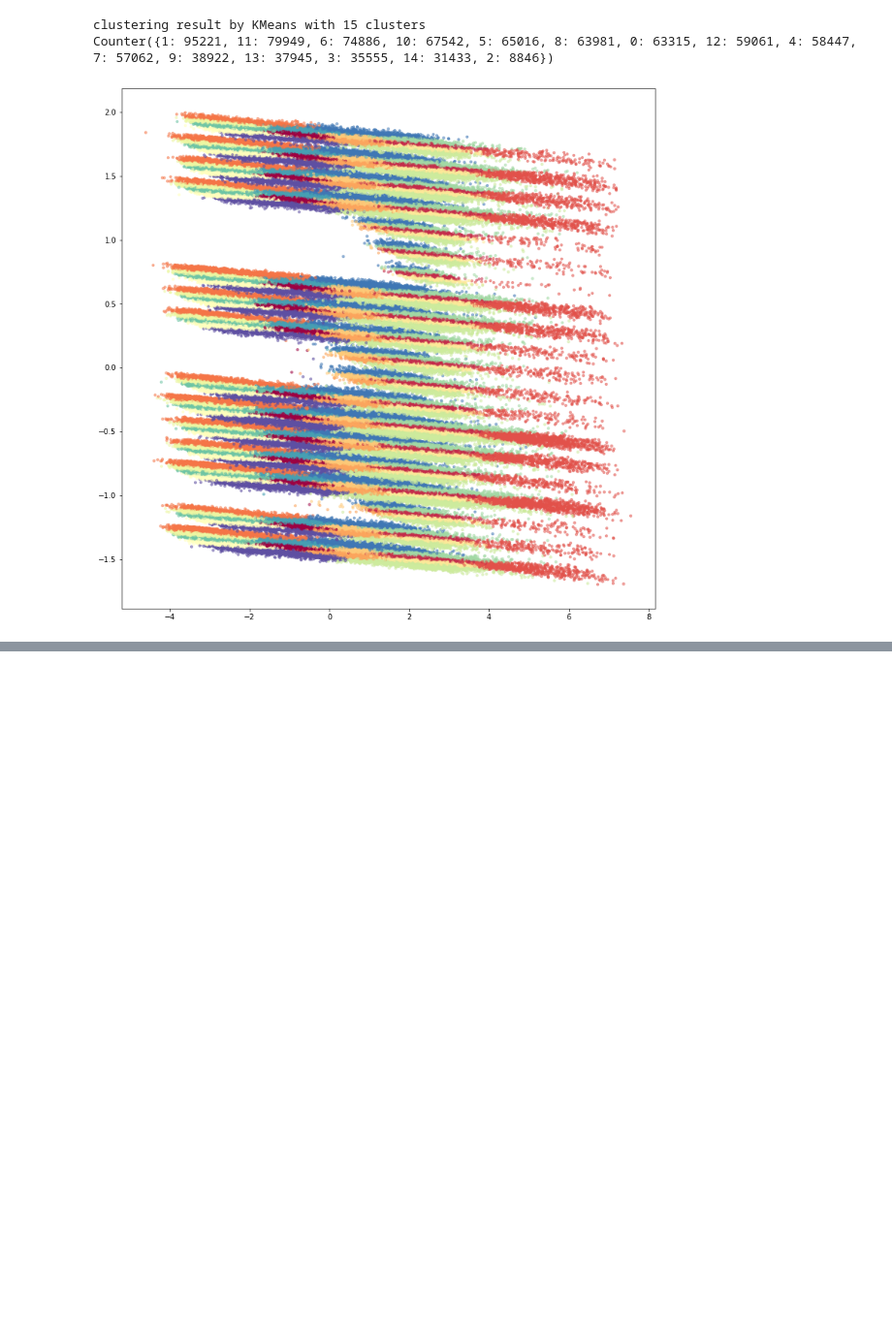
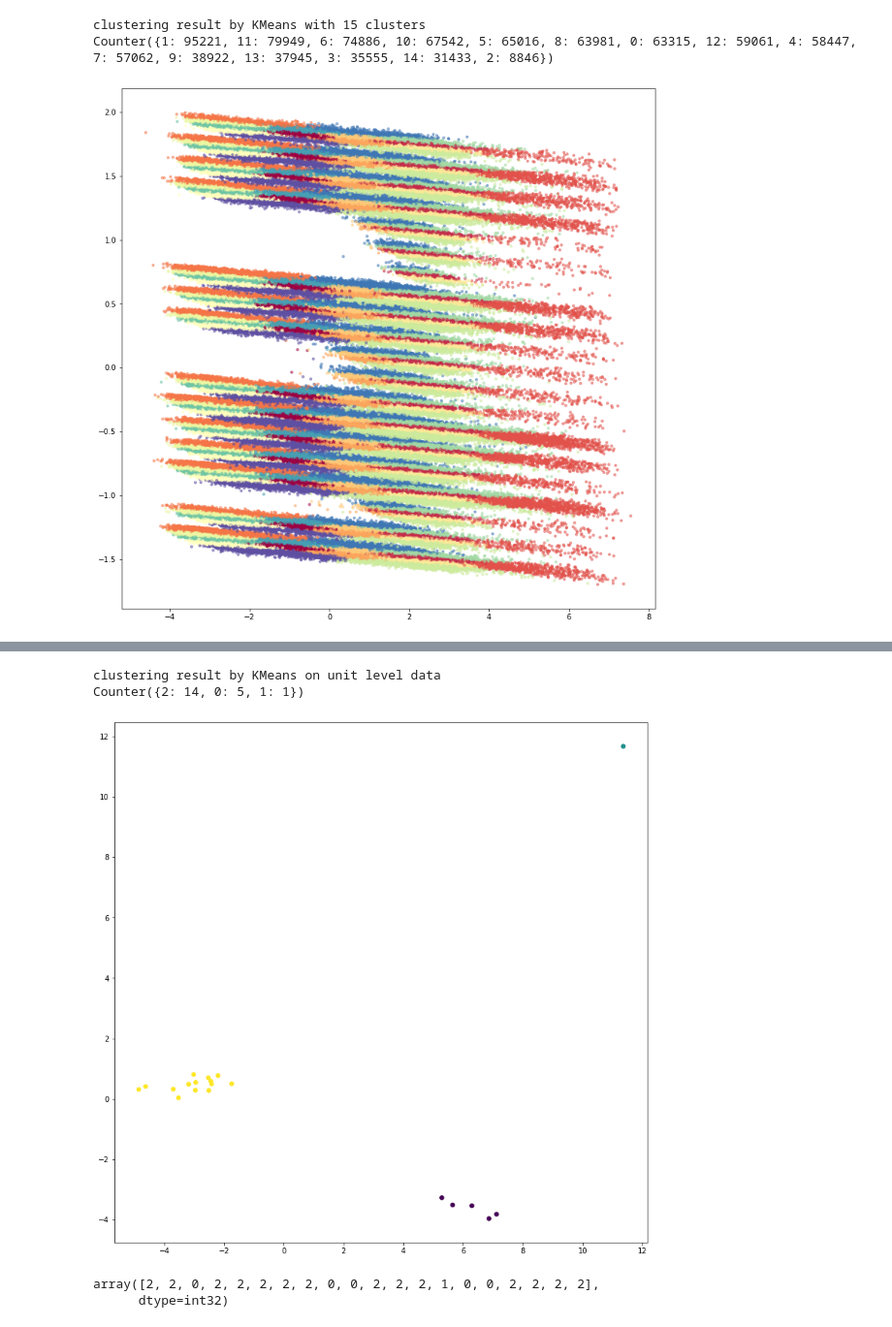
Before and after one commit to telenovelachuan/predictive_widget_maintenance, a Jupyter notebook: notebooks/clustering.ipynb, the cells around one changed output, grey strips where cells are left out. Shown at 97% size. Cells and saved outputs as stored; diff of their text form; code cells hidden in the pictures; blank space fills up the shorter version.

Commit message:
clustering on unit level

```diff
--- a/notebooks/clustering.ipynb
+++ b/notebooks/clustering.ipynb
@@ -38,9 +39,13 @@ def peek_attributes_trend(attribute, ylim_low=-10, ylim_high=1500):
         file_df[attribute].plot(ylim=(ylim_low, ylim_high))
     plt.show()
 
-def load_file(unit, file_type='rms'):
+def load_file(unit, file_type='rms', version='raw', folder='train'):
     unit_name = "000{}".format(unit) if unit < 10 else "00{}".format(unit)
-    df = pd.read_csv('../data/raw/train/unit{}_{}.csv'.format(unit_name, file_type))
+    if version == 'raw':
+        file_name = '../data/raw/{}/unit{}_{}.csv'.format(folder, unit_name, file_type)
+    else:
+        file_name = '../data/processed/{}/unit{}_{}_anomaly_excluded.csv'.format(folder, unit_name, file_type)
+    df = pd.read_csv(file_name, index_col=0)
     if file_type == 'rms':
         df = exclude_physical_anml(df)
     return df
@@ -146,10 +155,8 @@ plt.show()
 # %% [output]
 [figure]
 # %%
-def plot_clustering(algorithm_name, labels, pca_result):
+def plot_clustering(algorithm_name, labels, pca_result, size=5, alpha=0.5, cmap='Spectral'):
     print("clustering result by {}\n{}".format(algorithm_name, Counter(labels)))
     fig, ax = plt.subplots(figsize=(13, 13))
-    plt.scatter(x=[p[0] for p in pca_result], y=[p[1] for p in pca_result], c=labels, cmap='Spectral', marker='o', alpha=0.5, s=10)
+    plt.scatter(x=[p[0] for p in pca_result], y=[p[1] for p in pca_result], c=labels, cmap=cmap, marker='o', alpha=alpha, s=size)
     plt.show()
-
-plot_clustering('DBSCAN', dbscan.labels_, pca_result)
@@ -184,0 +192,5 @@ MeanShift
+# %%
+columns = load_file(0).columns.tolist()
+stat_attrs = ['mean', 'std', 'min', '25%', '50%', '75%', 'max']
+for element in itertools.product(columns, stat_attrs):
+    print(element)
@@ -184,0 +209,21 @@ MeanShift
+# %%
+def aggregate_stats_all_units(folder='train'):
+    columns = load_file(0).columns.tolist()
+    stat_attrs = ['mean', 'std', 'min', '25%', '50%', '75%', 'max']
+    df_all_stats_columns = []
+    for element in itertools.product(columns, stat_attrs):
+        df_all_stats_columns.append("{}-{}".format(element[0], element[1]))
+    df_all_stats = pd.DataFrame(columns=df_all_stats_columns)
+
+    units = range(0, 20) if folder == 'train' else range(20, 50)
+    for unit in units:
+        df_unit = load_file(unit, version='processed', folder=folder).describe()
+        row_value_dict = {}
+        for column_name in df_all_stats_columns:
+            feature, stat_attr = column_name.split('-')
+            row_value_dict[column_name] = df_unit.loc[stat_attr][feature]
+            df_all_stats.loc[unit] = pd.Series(row_value_dict)
+    return df_all_stats
+
+df_all_stats_train = aggregate_stats_all_units(folder='train')
+df_all_stats_train
@@ -184,0 +249,11 @@ MeanShift
+# %%
+km_2_train_unit_level = KMeans(n_clusters=3, n_init=20, precompute_distances=True, algorithm='elkan')
+km_2_train_unit_level.fit_predict(df_all_stats_train)
+plot_clustering('KMeans on unit level data', km_2_train_unit_level.labels_, pca_2_train_result, size=30, alpha=1, cmap='viridis')
+km_2_train_unit_level.labels_
+# %% [output]
+clustering result by KMeans on unit level data
+Counter({2: 14, 0: 5, 1: 1})
+[figure, added]
+array([2, 2, 0, 2, 2, 2, 2, 2, 0, 0, 2, 2, 2, 1, 0, 0, 2, 2, 2, 2],
+      dtype=int32)
```
Also changed, not shown: parts of 14 cells of this notebook.
